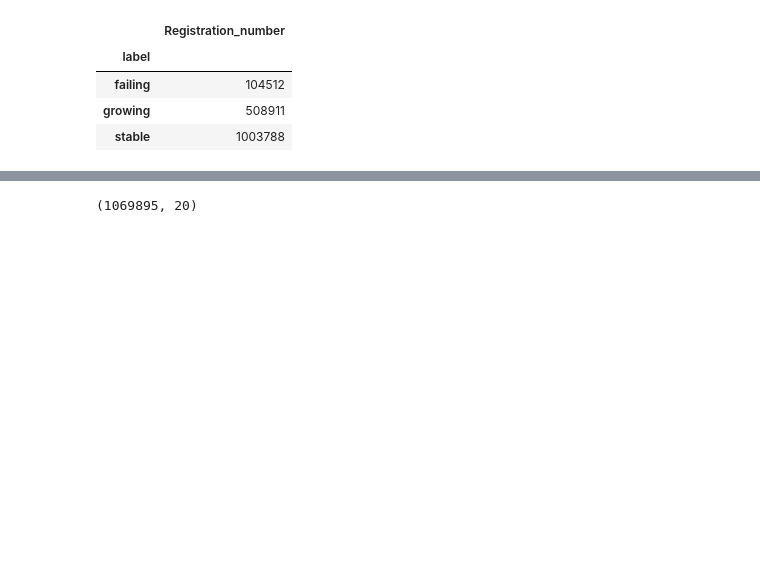
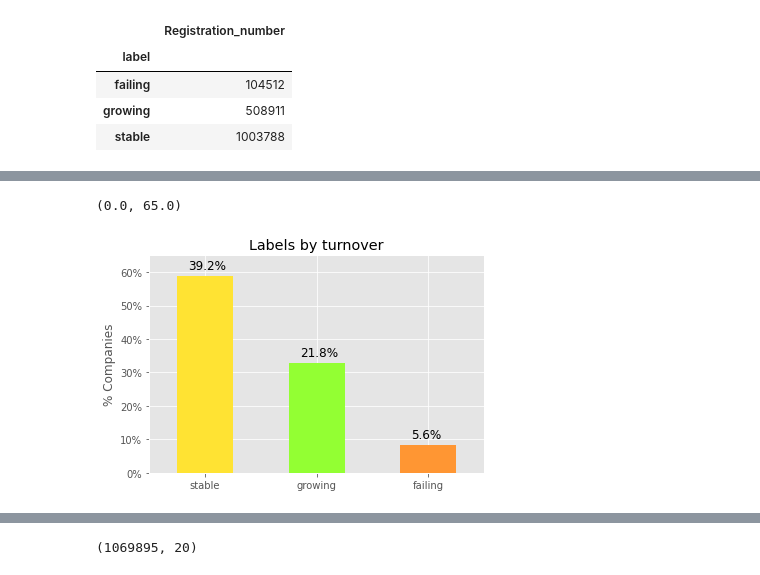
Before and after one commit to mshoush/ML21_Project_MFGC, a Jupyter notebook: Data_labelling_V1_PN_6_Dec_2021.ipynb, the cells around one changed output, grey strips where cells are left out. Saved outputs shown, nothing was run; the diff lists cells and outputs as text; code cells hidden in the pictures; blank space fills up the shorter version.

```diff
--- a/Data_labelling_V1_PN_6_Dec_2021.ipynb
+++ b/Data_labelling_V1_PN_6_Dec_2021.ipynb
@@ -83,3 +83,7 @@ df_companies.head()
 | failing | 104512 |
 | growing | 508911 |
 | stable | 1003788 |
+# %%
+# Get a list of unique companies
+df_companies_list = df_labelled.drop_duplicates('Registration_number')
+df_companies_list.shape
@@ -86,3 +102,44 @@ df_companies.head()
+# %%
+# Print company distribution graph
+import matplotlib.pyplot as plt
+import matplotlib.ticker as mtick
+%matplotlib inline
+plt.style.use('ggplot')
+
+colors = [ '#FFE333', '#93FF33', '#FF9633']
+ax = (df_companies_list['label'].value_counts()*100.0 /len(df_companies_list)).plot(kind='bar',
+                                                                stacked = True,
+                                                                rot = 0,
+                                                                color = colors)
+ax.yaxis.set_major_formatter(mtick.PercentFormatter())
+ax.set_ylabel('% Companies')
+#ax.set_xlabel('Label')
+ax.set_ylabel('% Companies')
+ax.set_title('Labels by turnover')
+
+# create a list to collect the plt.patches data
+totals = []
+
+# find the values and append to list
+for i in ax.patches:
+    totals.append(i.get_width())
+
+# set individual bar lables using above list
+total = sum(totals)
+
+for i in ax.patches:
+    # get_width pulls left or right; get_y pushes up or down
+    ax.text(i.get_x()+.1, i.get_height()+2, \
+            str(round((i.get_height()/total), 1))+'%',
+            fontsize=12,
+            color='black')
+
+# change axe margins
+ax = plt.gca()
+ax.set_ylim([0, 65])
+# %% [output]
+(0.0, 65.0)
+[figure, added]
 # %%
 # Splitting by timeframe and saving data
 
```
Also changed, not shown: parts of 2 cells of this notebook.
